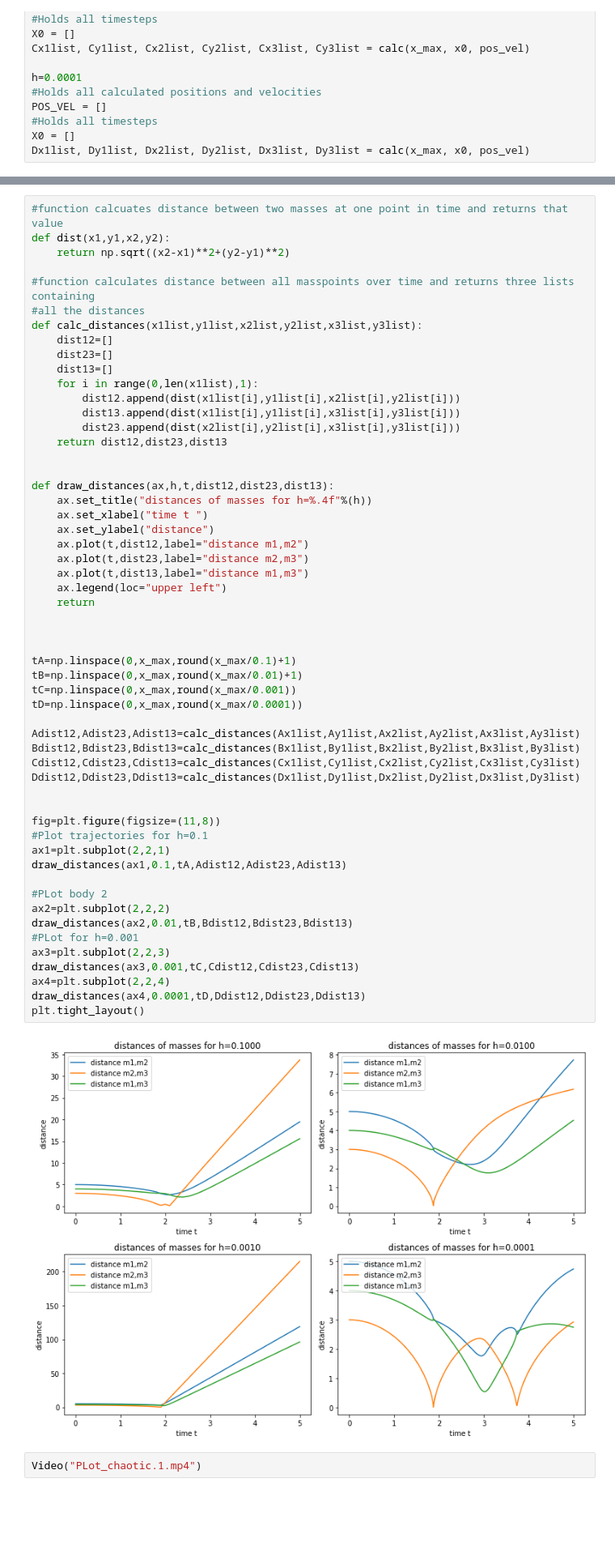
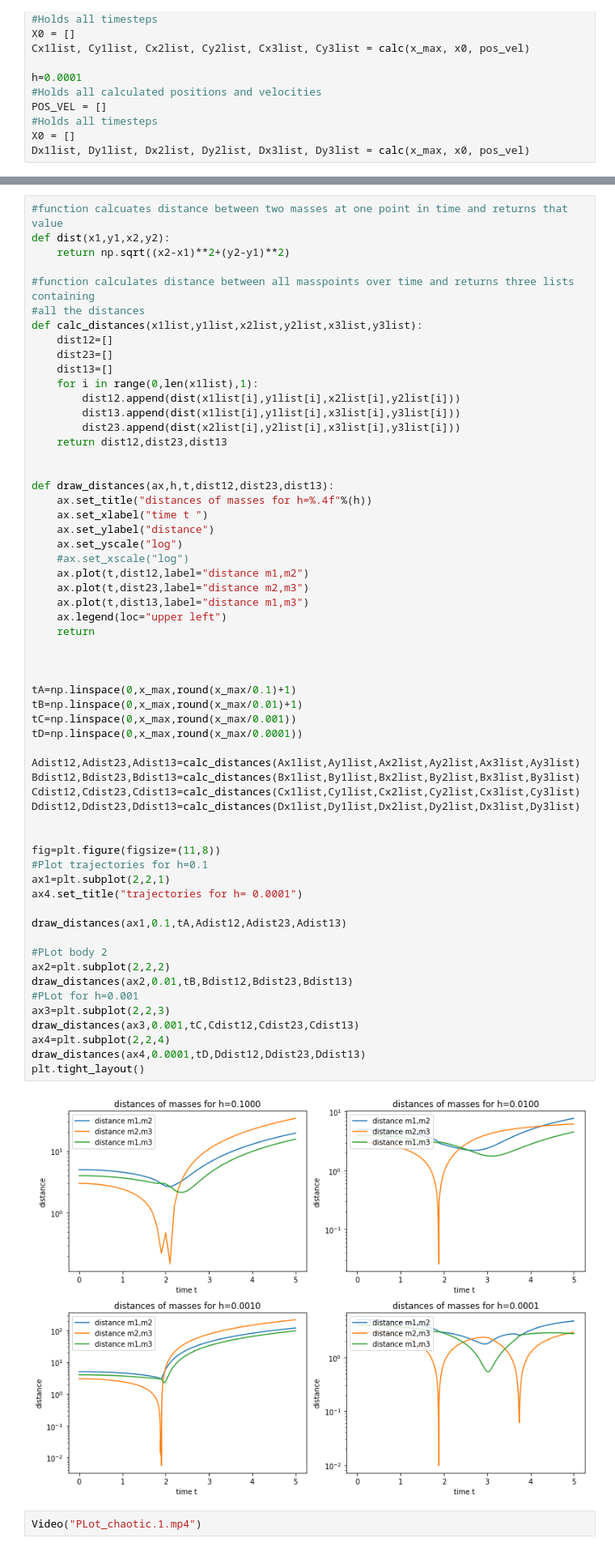
Before and after one commit to nlwach/Comp_Phys_zettel, a Jupyter notebook: Comp_Phys_Zettel/Zettel 3/Zettel3vers1.ipynb, the cells around one changed output, grey strips where cells are left out. Shown: that part at 81% size. Drawn from its saved outputs; the diff is of its cells as text; blank space fills up the shorter version.

```diff
--- a/Comp_Phys_Zettel/Zettel 3/Zettel3vers1.ipynb
+++ b/Comp_Phys_Zettel/Zettel 3/Zettel3vers1.ipynb
@@ -365,6 +367,8 @@ def draw_distances(ax,h,t,dist12,dist23,dist13):
     ax.set_title("distances of masses for h=%.4f"%(h))
     ax.set_xlabel("time t ")
     ax.set_ylabel("distance")
+    ax.set_yscale("log")
+    #ax.set_xscale("log")
     ax.plot(t,dist12,label="distance m1,m2")
     ax.plot(t,dist23,label="distance m2,m3")
     ax.plot(t,dist13,label="distance m1,m3")
@@ -372,33 +376,35 @@ def draw_distances(ax,h,t,dist12,dist23,dist13):
     return
 
 
 
 tA=np.linspace(0,x_max,round(x_max/0.1)+1)
 tB=np.linspace(0,x_max,round(x_max/0.01)+1)
 tC=np.linspace(0,x_max,round(x_max/0.001))
 tD=np.linspace(0,x_max,round(x_max/0.0001))
 
 Adist12,Adist23,Adist13=calc_distances(Ax1list,Ay1list,Ax2list,Ay2list,Ax3list,Ay3list)
 Bdist12,Bdist23,Bdist13=calc_distances(Bx1list,By1list,Bx2list,By2list,Bx3list,By3list)
 Cdist12,Cdist23,Cdist13=calc_distances(Cx1list,Cy1list,Cx2list,Cy2list,Cx3list,Cy3list)
 Ddist12,Ddist23,Ddist13=calc_distances(Dx1list,Dy1list,Dx2list,Dy2list,Dx3list,Dy3list)
 
 
 fig=plt.figure(figsize=(11,8))
 #Plot trajectories for h=0.1
 ax1=plt.subplot(2,2,1)
+ax4.set_title("trajectories for h= 0.0001")
+
 draw_distances(ax1,0.1,tA,Adist12,Adist23,Adist13)
 
 #PLot body 2
 ax2=plt.subplot(2,2,2)
 draw_distances(ax2,0.01,tB,Bdist12,Bdist23,Bdist13)
 #PLot for h=0.001
 ax3=plt.subplot(2,2,3)
 draw_distances(ax3,0.001,tC,Cdist12,Cdist23,Cdist13)
 ax4=plt.subplot(2,2,4)
 draw_distances(ax4,0.0001,tD,Ddist12,Ddist23,Ddist13)
 plt.tight_layout()
 # %% [output]
-[figure, old version]
+[figure, new version]
 # %%
 Video("PLot_chaotic.1.mp4")
```
Also changed, not shown: parts of 2 cells of this notebook.
